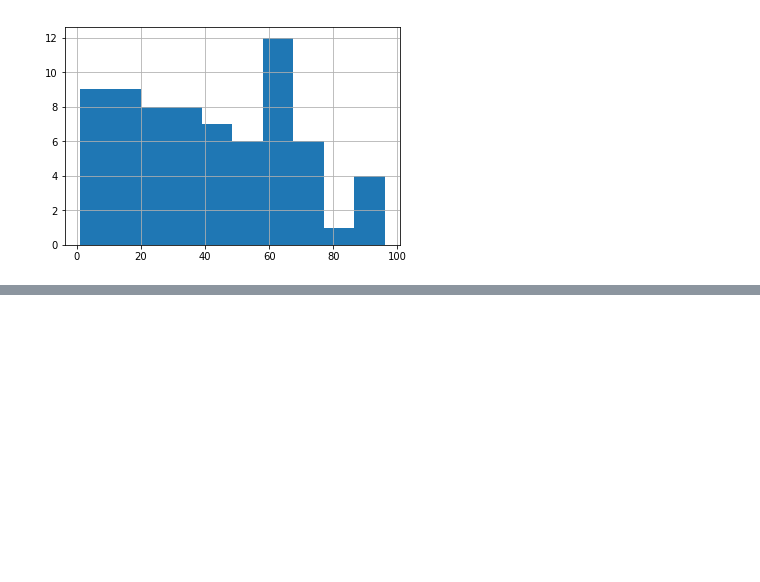
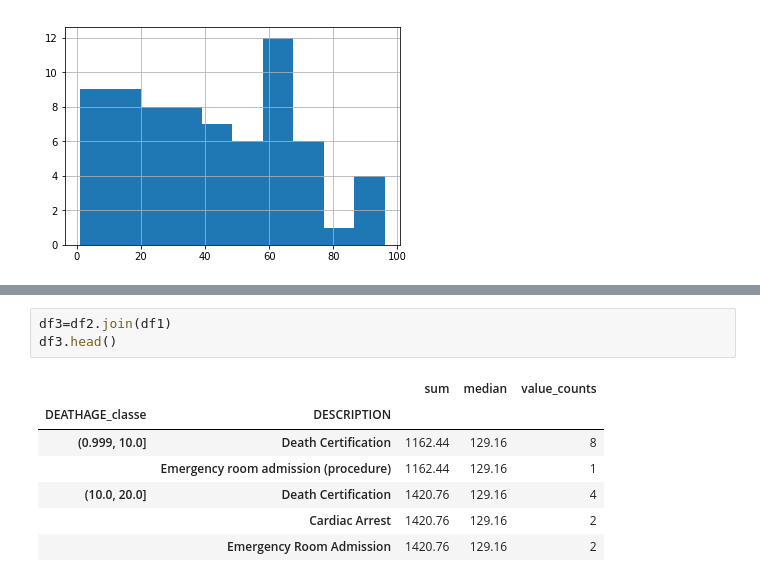
Before and after one commit to marieaimee40/test-sbc4d, a Jupyter notebook: Exercice_leçon3.ipynb, the cells around one changed output, grey strips where cells are left out. Drawn from its saved outputs; the diff is of its cells as text; blank space fills up the shorter version.

```diff
--- a/Exercice_leçon3.ipynb
+++ b/Exercice_leçon3.ipynb
@@ -172,0 +177,11 @@ df["DEATHAGE"].hist(bins=10)
+# %%
+df3=df2.join(df1)
+df3.head()
+# %% [output]
+|  |  | sum | median | value_counts |
+| DEATHAGE_classe | DESCRIPTION |  |  |  |
+| (0.999, 10.0] | Death Certification | 1162.44 | 129.16 | 8 |
+|  | Emergency room admission (procedure) | 1162.44 | 129.16 | 1 |
+| (10.0, 20.0] | Death Certification | 1420.76 | 129.16 | 4 |
+|  | Cardiac Arrest | 1420.76 | 129.16 | 2 |
+|  | Emergency Room Admission | 1420.76 | 129.16 | 2 |
```
Also changed, not shown: parts of 16 cells of this notebook.
